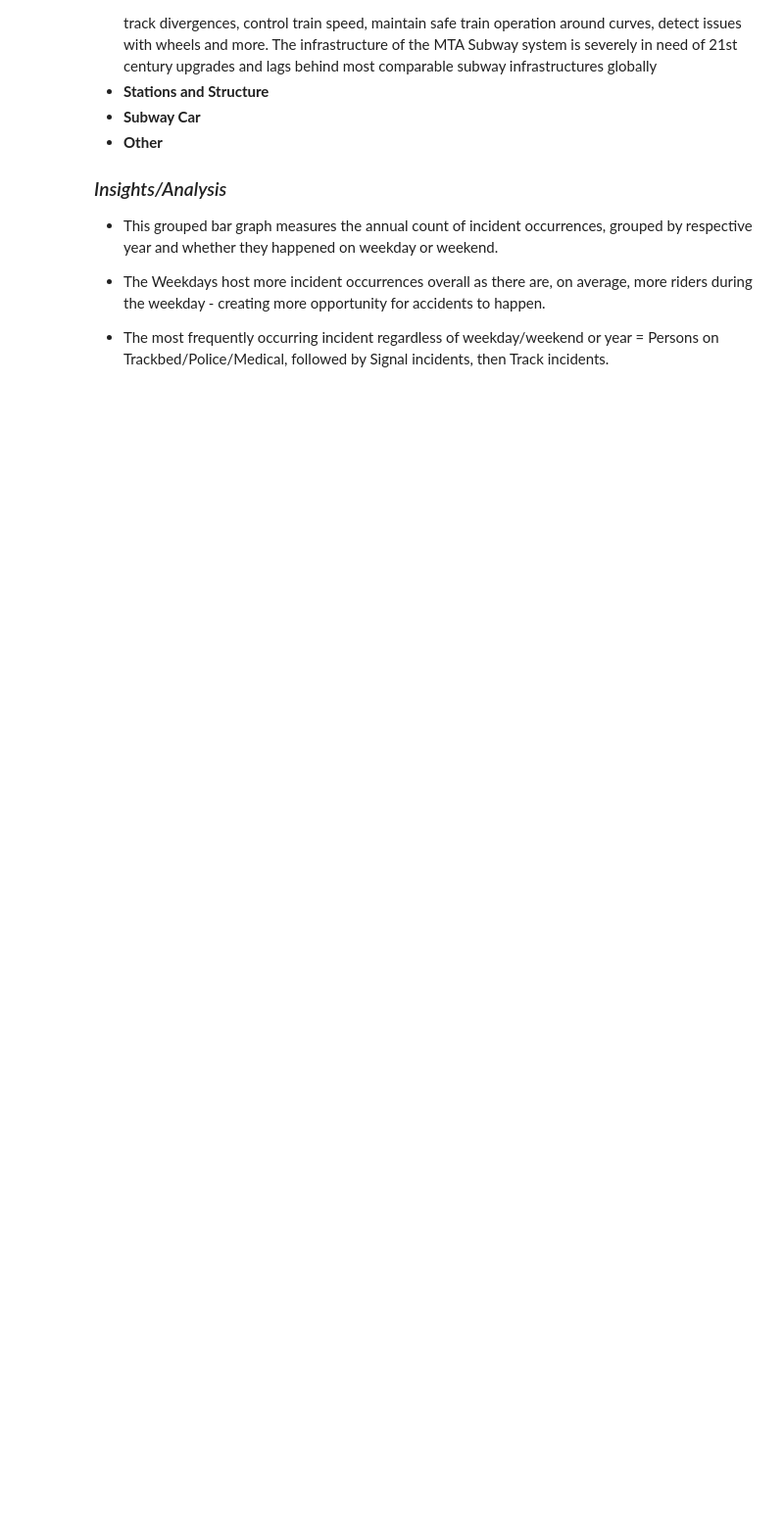
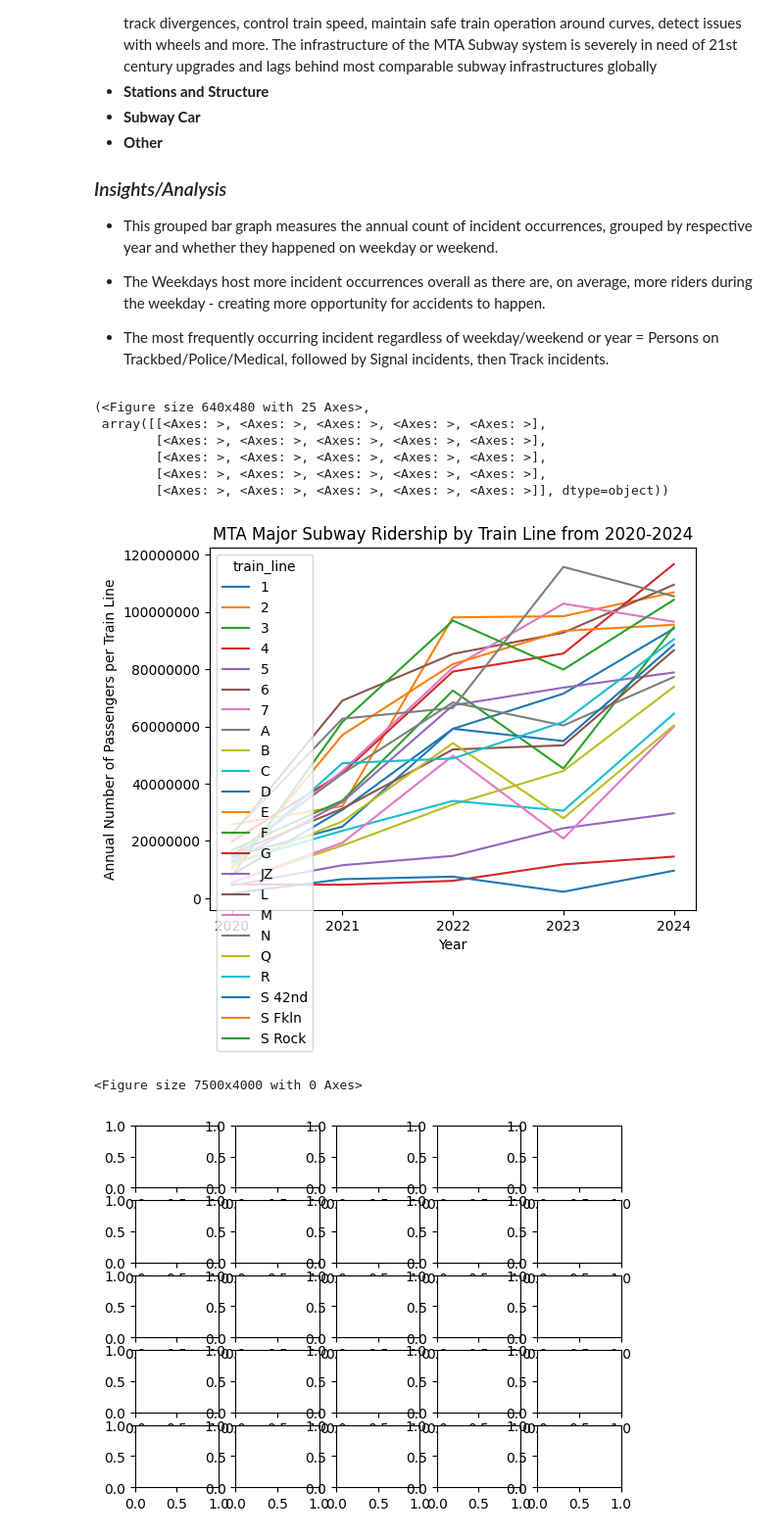
Before and after one commit to thetechleila/MTA-Subway-Ridership-and-Major-Incidents-EDA, a Jupyter notebook: notebooks/leila_eda.ipynb, the cells around one changed output. Shown at 98% size. Cells and saved outputs as stored; diff of their text form; code cells hidden in the pictures; blank space fills up the shorter version.

```diff
--- a/notebooks/leila_eda.ipynb
+++ b/notebooks/leila_eda.ipynb
@@ -79,11 +79,36 @@ Major Incidents are occurrences that delay 50 or more trains. These are the most
 # %%
 import seaborn as sns
 import matplotlib.pyplot as plt
 import pandas as pd
 
 #Read merged_file.csv
 dft = pd.read_csv("/Users/leilastambuli/Documents/Portfolio-Project/merged_file.csv")
 
 #Convert "date" column into datetime object then extract the year
 dft["date"] = pd.to_datetime(dft["date"])
 dft["year"] = dft["date"].dt.year
+
+#Pivot the data from the dft dataframe
+pivot_dft = dft.pivot_table(index=["year"], columns="train_line", values="subways_total_estimated_ridership", aggfunc="sum").plot.line()
+
+#Remove scientific notation from y axis
+plt.gcf().axes[0].yaxis.get_major_formatter().set_scientific(False)
+
+#Change year format of x axis to remove unwanted decimal points
+plt.xticks([2020, 2021, 2022, 2023, 2024])
+
+#Customize x and y labels, tick values of x & y axes
+plt.gca().set(title="MTA Major Subway Ridership by Train Line from 2020-2024", xlabel="Year", ylabel="Annual Number of Passengers per Train Line")
+
+#Increase figure size, add constrained layout for readability
+plt.figure(figsize=(75, 40), constrained_layout=True)
+# %% [output]
+(<Figure size 640x480 with 25 Axes>,
+ array([[<Axes: >, <Axes: >, <Axes: >, <Axes: >, <Axes: >],
+        [<Axes: >, <Axes: >, <Axes: >, <Axes: >, <Axes: >],
+        [<Axes: >, <Axes: >, <Axes: >, <Axes: >, <Axes: >],
+        [<Axes: >, <Axes: >, <Axes: >, <Axes: >, <Axes: >],
+        [<Axes: >, <Axes: >, <Axes: >, <Axes: >, <Axes: >]], dtype=object))
+[figure, added]
+<Figure size 7500x4000 with 0 Axes>
+[figure, added]
```
